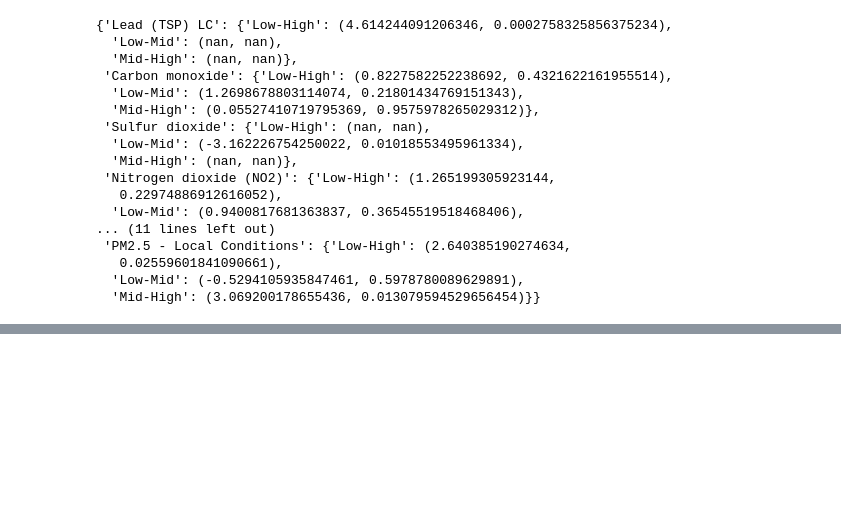
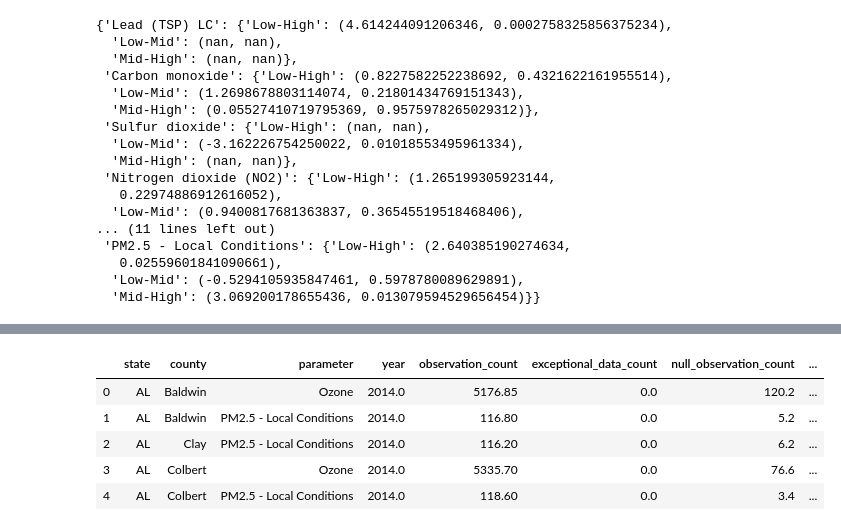
Before and after one commit to bbjornstad-flatiron/flatiron-mod3-project, a Jupyter notebook: data_analysis.ipynb, the cells around one changed output, grey strips where cells are left out. Cells and saved outputs as stored; diff of their text form; code cells hidden in the pictures; blank space fills up the shorter version.

```diff
--- a/data_analysis.ipynb
+++ b/data_analysis.ipynb
@@ -356,0 +459,16 @@ actual_test_results
+# %%
+all_states_aq = all_states_aq.loc[
+    (all_states_aq.state != 'Country Of Mexico')
+    & (all_states_aq.state != 'Virgin Islands')
+    & (all_states_aq.state != 'Puerto Rico')]
+# %%
+all_states_aq.state = all_states_aq.state.map(lambda s: us_state_abbrev[s])
+# %%
+all_states_aq.head()
+# %% [output]
+|  | state | county | parameter | year | observation_count | exceptional_data_count | null_observation_count | ... |
+| 0 | AL | Baldwin | Ozone | 2014.0 | 5176.85 | 0.0 | 120.2 | ... |
+| 1 | AL | Baldwin | PM2.5 - Local Conditions | 2014.0 | 116.80 | 0.0 | 5.2 | ... |
+| 2 | AL | Clay | PM2.5 - Local Conditions | 2014.0 | 116.20 | 0.0 | 6.2 | ... |
+| 3 | AL | Colbert | Ozone | 2014.0 | 5335.70 | 0.0 | 76.6 | ... |
+| 4 | AL | Colbert | PM2.5 - Local Conditions | 2014.0 | 118.60 | 0.0 | 3.4 | ... |
```
Also changed, not shown: parts of 13 cells of this notebook, 9 other files.
